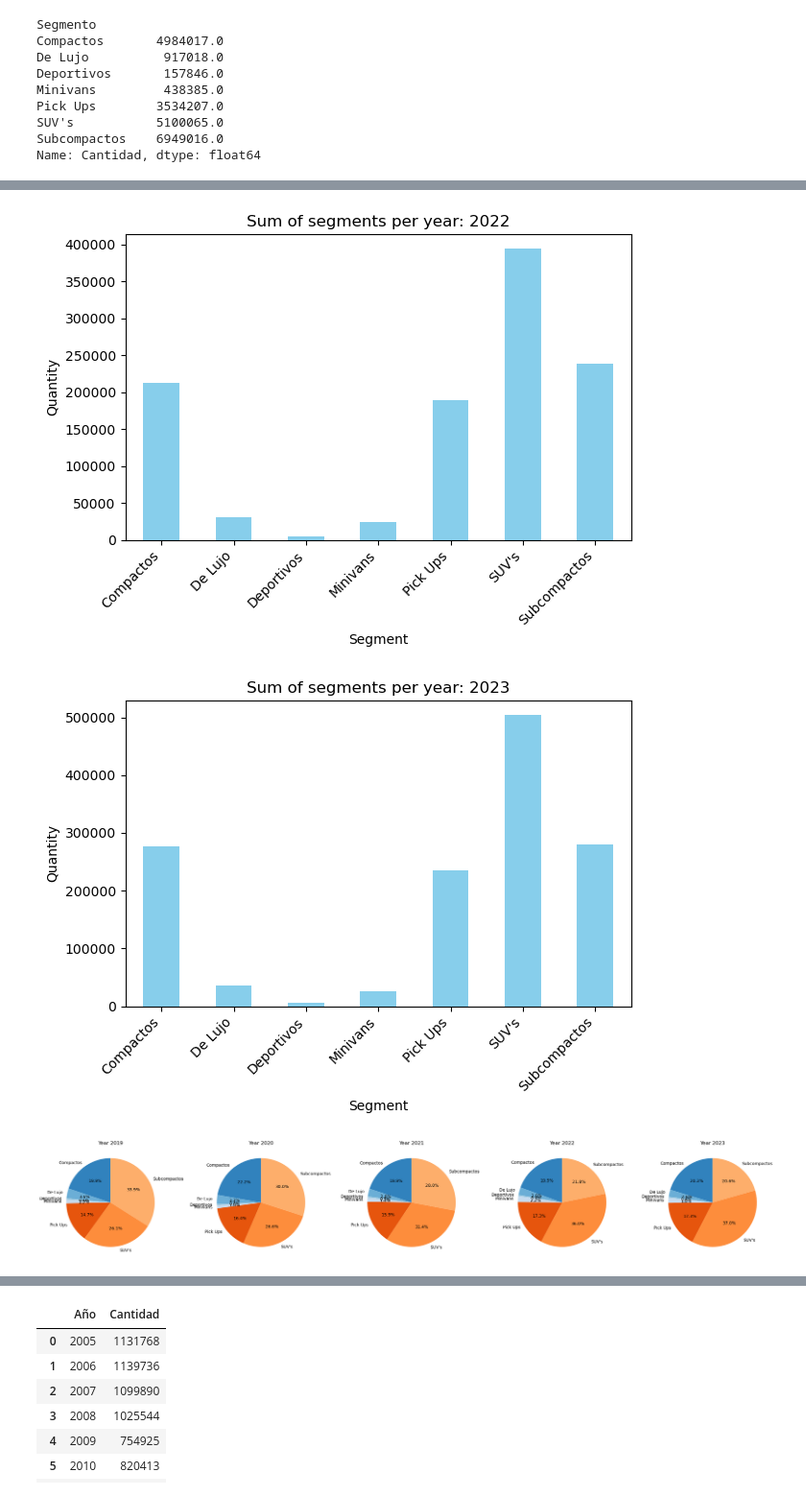
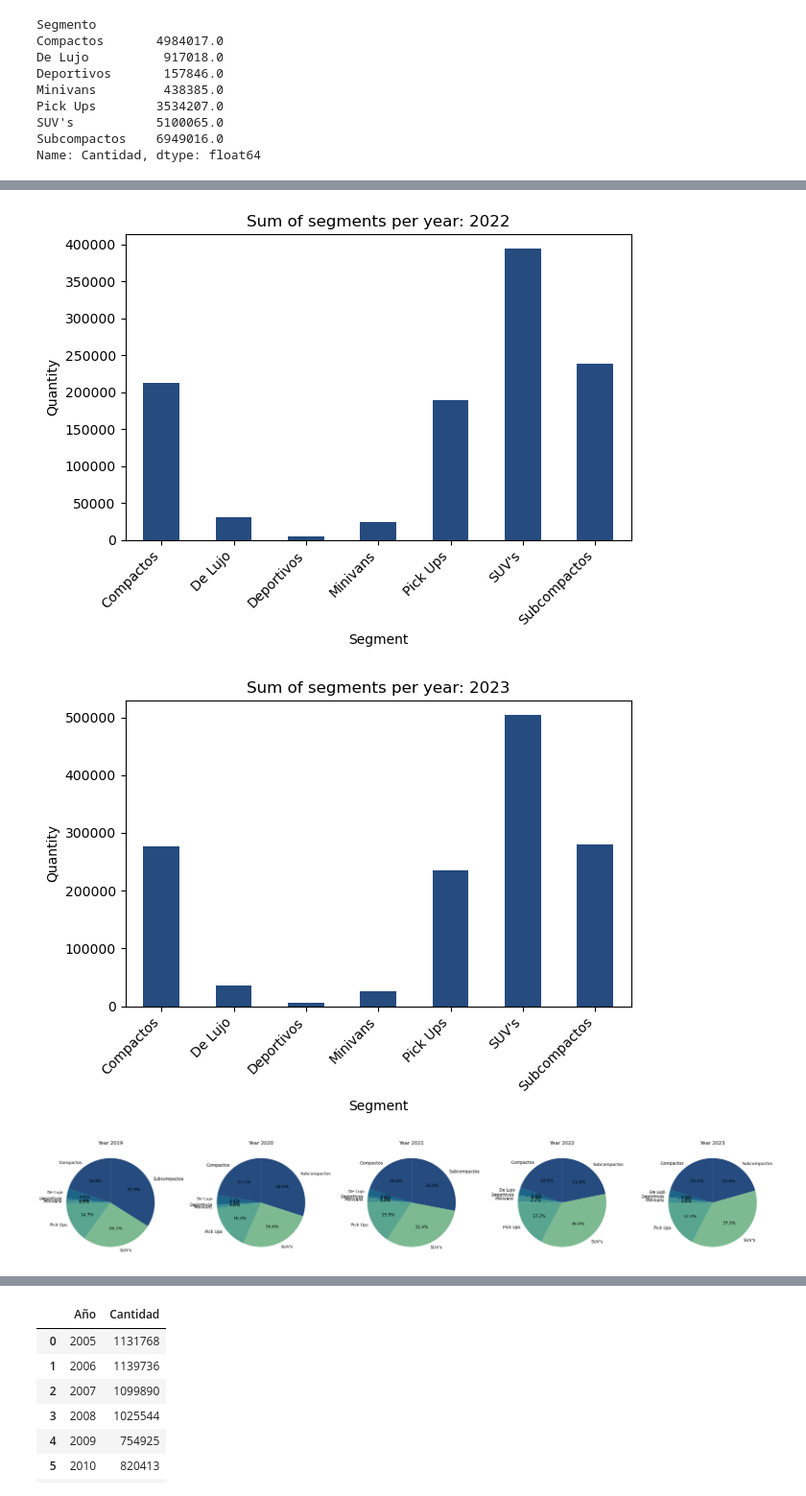
Before and after one commit to AngelesVillagrana/Project-1, a Jupyter notebook: Project-1-Car-Sales.ipynb, the cells around one changed output, grey strips where cells are left out. Shown at 96% size. Cells and saved outputs as stored; diff of their text form; code cells hidden in the pictures.

```diff
--- a/Project-1-Car-Sales.ipynb
+++ b/Project-1-Car-Sales.ipynb
@@ -18,6 +18,9 @@ last_row = df_CarsMex.iloc[-5]
 # Print the data
 print(df_CarsMex.head())
 print(last_row)
+
+#Colors
+palette = "crest_r"
 # %% [output]
                             Tema     Año    Mes  Marca         Modelo  \
 0  Venta al público de vehículos  2005.0  Enero  Acura            Mdx
@@ -69,11 +73,11 @@ for year in interest_years:
     volume_by_year[year] = segment_count_year
 
 print(volume_by_year)
-
+sns.set_palette(palette)
 # Create a bar chart for each year
 for year, segment_count_year in volume_by_year.items():
     plt.figure()
-    segment_count_year.plot(kind='bar', color='skyblue')
+    segment_count_year.plot(kind='bar')
     plt.title(f'Sum of segments per year: {year}')
     plt.xlabel('Segment')
     plt.ylabel('Quantity')
@@ -83,6 +87,7 @@ for year, segment_count_year in volume_by_year.items():
 plt.show()
 
 # Create the chart
+sns.set_palette(palette)
 plt.figure(figsize=(25, 6))
 
 # Iterate over the years and create pie charts
@@ -120,4 +125,4 @@ Name: Cantidad, dtype: float64}
-[figure, old version]
+[figure, new version]
-[figure, old version]
+[figure, new version]
-[figure, old version]
+[figure, new version]
 # %%
```
Also changed, not shown: parts of 25 cells of this notebook.
